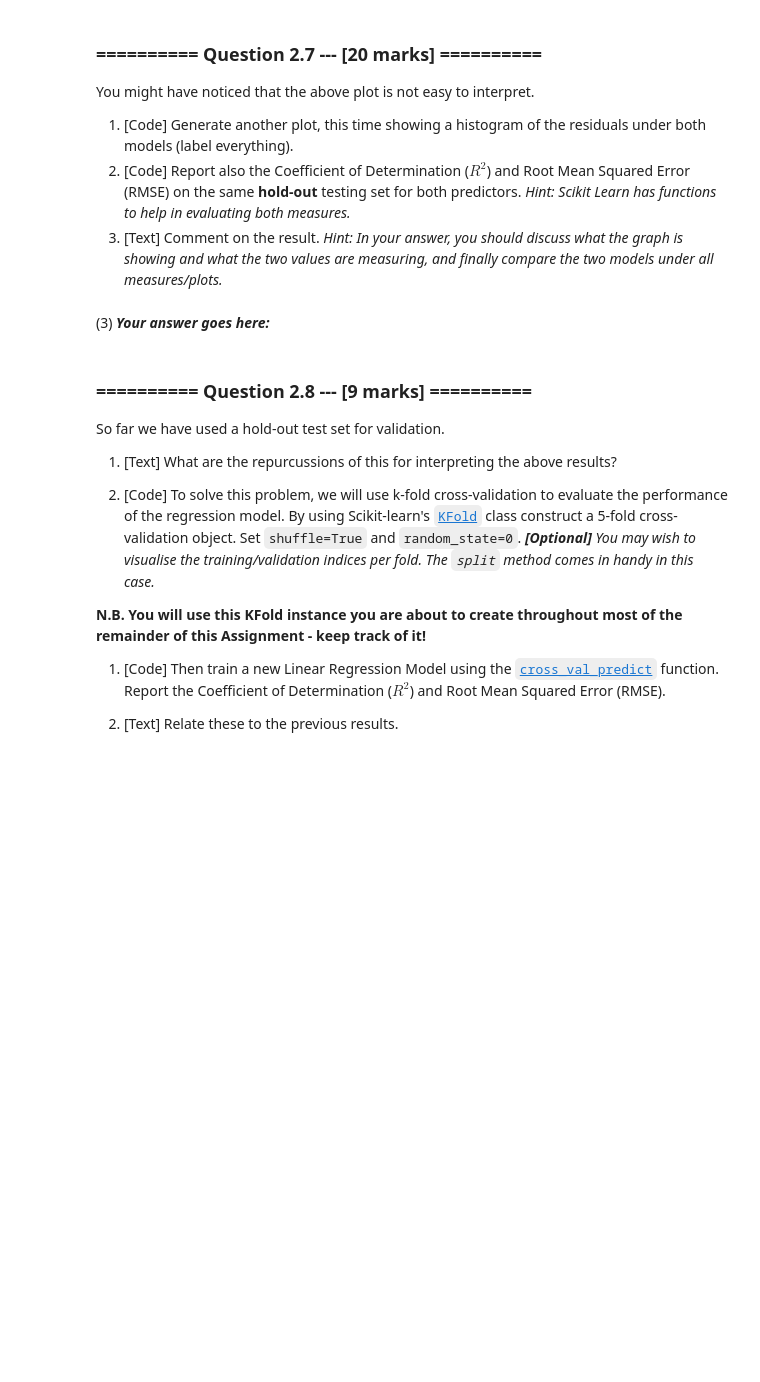
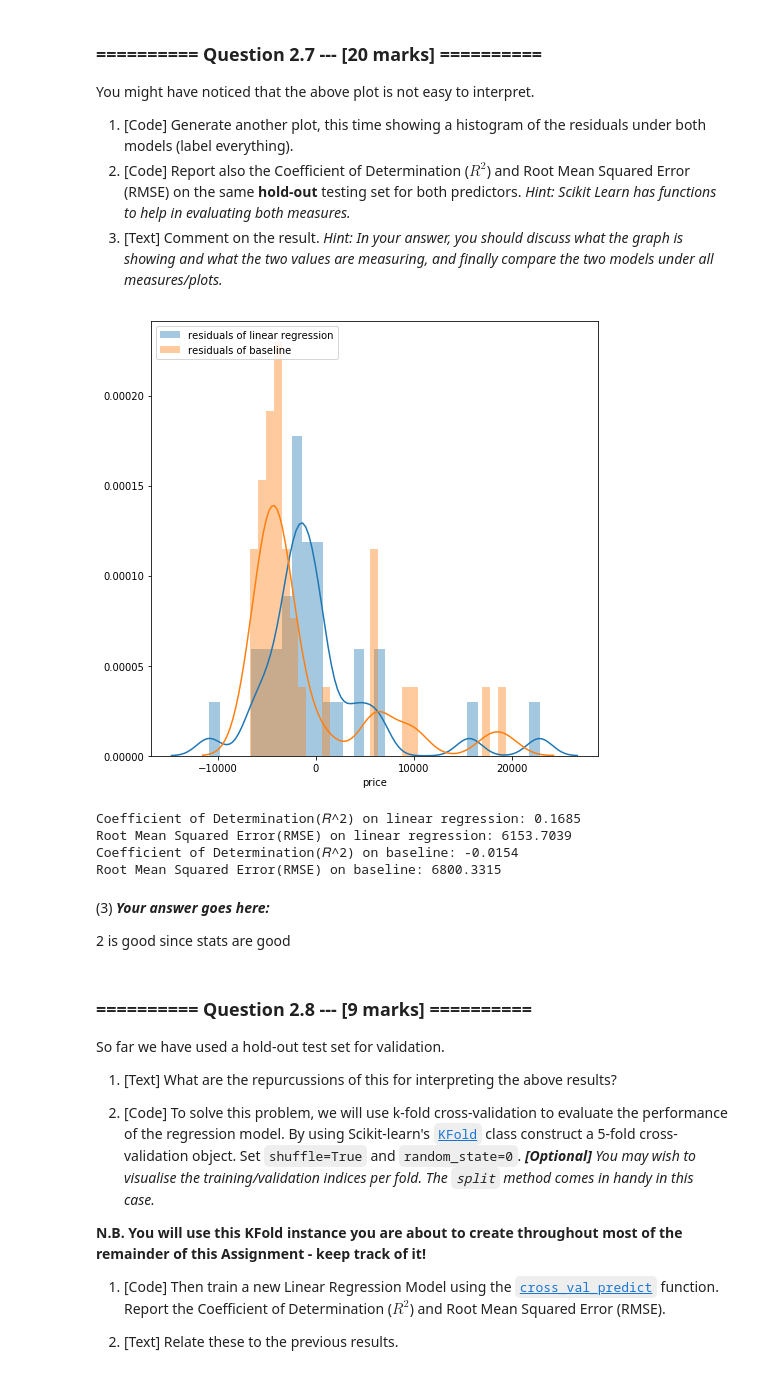
Before and after one commit to Battery233/IAML2018, a Jupyter notebook: Assignments/02_LinearRegression.ipynb, the cells around one changed output. Drawn from its saved outputs; the diff is of its cells as text; code cells hidden in the pictures; blank space fills up the shorter version.

```diff
--- a/Assignments/02_LinearRegression.ipynb
+++ b/Assignments/02_LinearRegression.ipynb
@@ -376,5 +375,33 @@ You might have noticed that the above plot is not easy to interpret.
+# %%
+# (1) # Your Code goes here:
+residuals1 = y_test-lr_model.predict(X_test)
+plt.figure(figsize=(8,8))
+sns.distplot(residuals1,bins = 32,label='residuals of linear regression')
+residuals2 = y_test-mean_array
+sns.distplot(residuals2,bins = 32, label='residuals of baseline')
+plt.legend(loc='upper left')
+plt.show()
+# %% [output]
+[figure, added]
+# %%
+# (2) # Your Code goes here:
+cod = r2_score(y_test, lr_model.predict(X_test))
+rmse = np.sqrt(mean_squared_error(y_test, lr_model.predict(X_test)))
+print('Coefficient of Determination(𝑅^2) on linear regression: {:.4f}'.format(cod))
+print('Root Mean Squared Error(RMSE) on linear regression: {:.4f}'.format(rmse))
+cod2 = r2_score(y_test, mean_array)
+rmse2 = np.sqrt(mean_squared_error(y_test, mean_array))
+print('Coefficient of Determination(𝑅^2) on baseline: {:.4f}'.format(cod2))
+print('Root Mean Squared Error(RMSE) on baseline: {:.4f}'.format(rmse2))
+# %% [output]
+Coefficient of Determination(𝑅^2) on linear regression: 0.1685
+Root Mean Squared Error(RMSE) on linear regression: 6153.7039
+Coefficient of Determination(𝑅^2) on baseline: -0.0154
+Root Mean Squared Error(RMSE) on baseline: 6800.3315
 # %% [markdown]
 (3) ***Your answer goes here:***
+
+2 is good since stats are good
 # %% [markdown]
 <a id='question_2_8'></a>
 ### ========== Question 2.8 --- [9 marks] ==========
```
Also changed, not shown: parts of 19 cells of this notebook.
